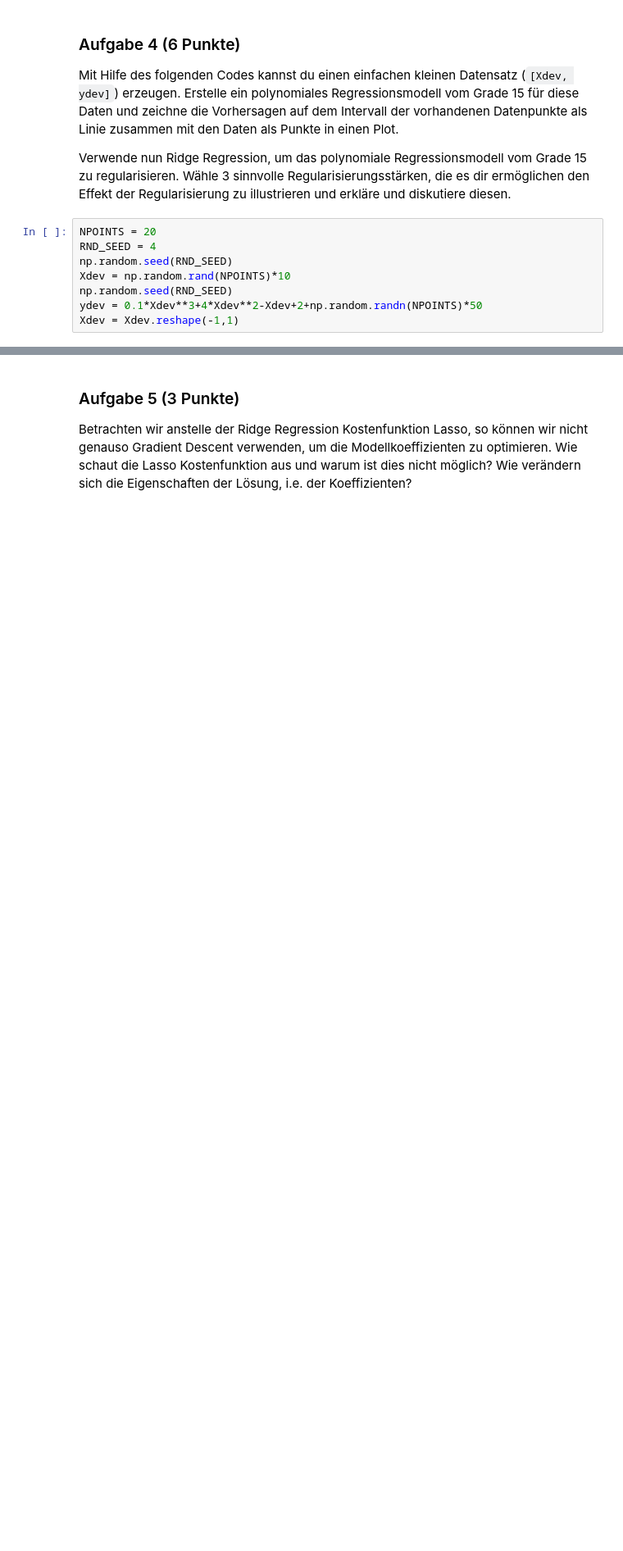
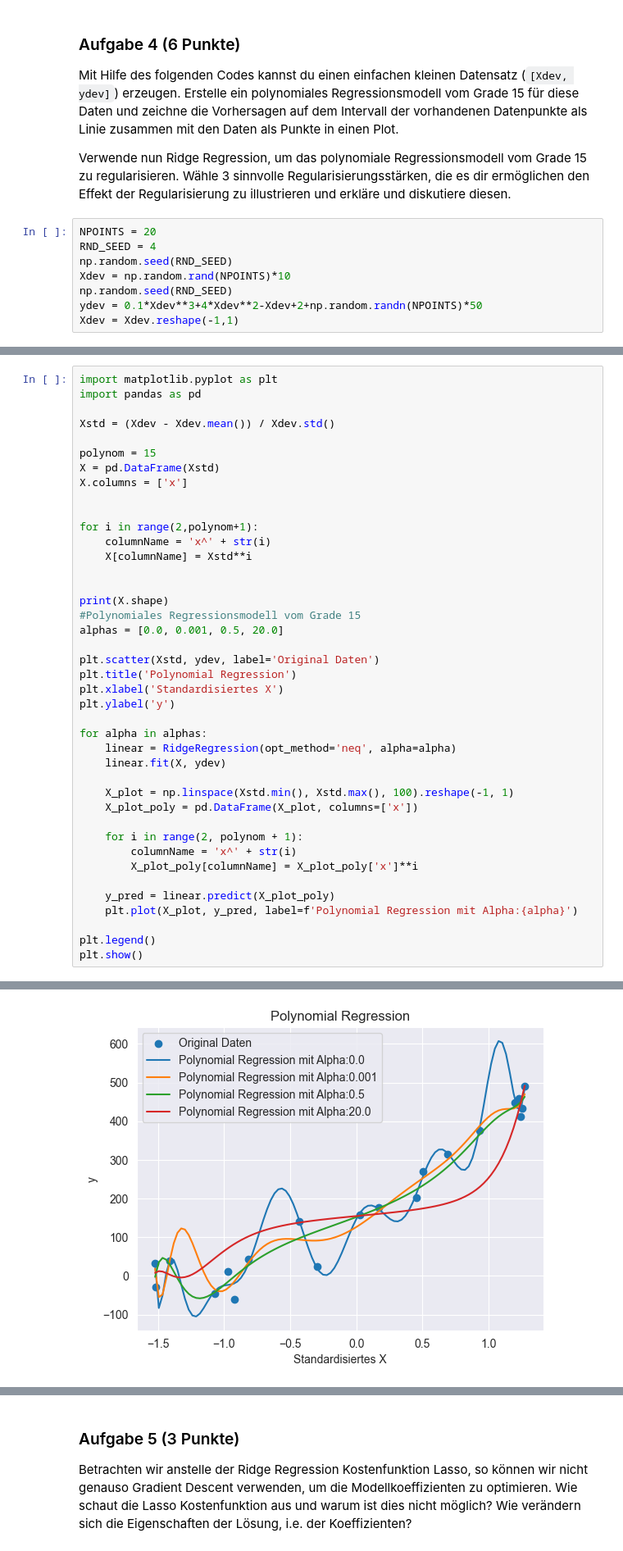
Before and after one commit to staldenhoefler/gml_mc1, a Jupyter notebook: gml_minichallenge_1/gml_minichallenge_1-checkpoint.ipynb, the cells around one changed output, grey strips where cells are left out. Shown at 82% size. Saved outputs shown, nothing was run; the diff lists cells and outputs as text; blank space fills up the shorter version.

```diff
--- a/gml_minichallenge_1/gml_minichallenge_1-checkpoint.ipynb
+++ b/gml_minichallenge_1/gml_minichallenge_1-checkpoint.ipynb
@@ -303,0 +393,42 @@ YOUR ANSWER HERE
+# %%
+import matplotlib.pyplot as plt
+import pandas as pd
+
+Xstd = (Xdev - Xdev.mean()) / Xdev.std()
+
+polynom = 15
+X = pd.DataFrame(Xstd)
+X.columns = ['x']
+
+
+for i in range(2,polynom+1):
+    columnName = 'x^' + str(i)
+    X[columnName] = Xstd**i
+
+
+print(X.shape)
+#Polynomiales Regressionsmodell vom Grade 15
+alphas = [0.0, 0.001, 0.5, 20.0]
+
+plt.scatter(Xstd, ydev, label='Original Daten')
+plt.title('Polynomial Regression')
+plt.xlabel('Standardisiertes X')
+plt.ylabel('y')
+
+for alpha in alphas:
+    linear = RidgeRegression(opt_method='neq', alpha=alpha)
+    linear.fit(X, ydev)
+
+    X_plot = np.linspace(Xstd.min(), Xstd.max(), 100).reshape(-1, 1)
+    X_plot_poly = pd.DataFrame(X_plot, columns=['x'])
+
+    for i in range(2, polynom + 1):
+        columnName = 'x^' + str(i)
+        X_plot_poly[columnName] = X_plot_poly['x']**i
+
+    y_pred = linear.predict(X_plot_poly)
+    plt.plot(X_plot, y_pred, label=f'Polynomial Regression mit Alpha:{alpha}')
+
+plt.legend()
+plt.show()
+# %% [output]
@@ -303,0 +436 @@ YOUR ANSWER HERE
+[figure, added]
```
Also changed, not shown: parts of 89 cells of this notebook.
